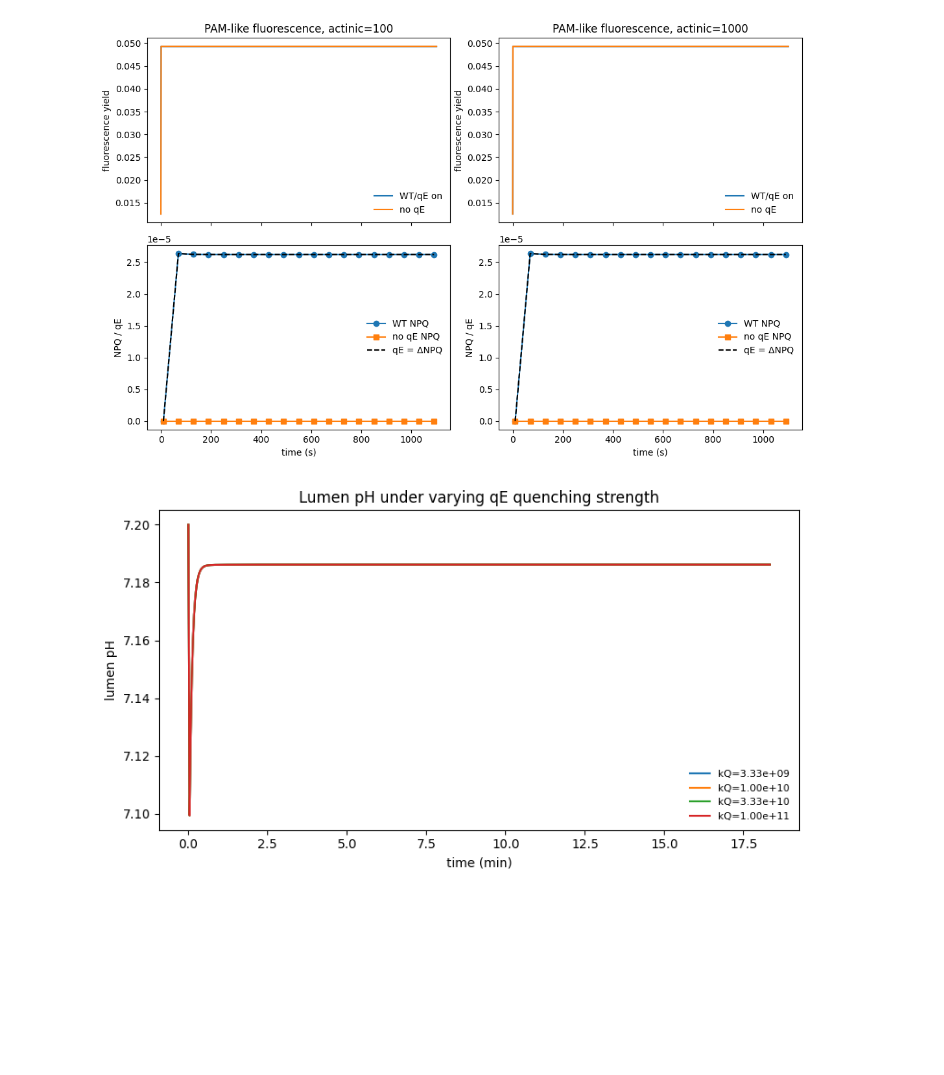
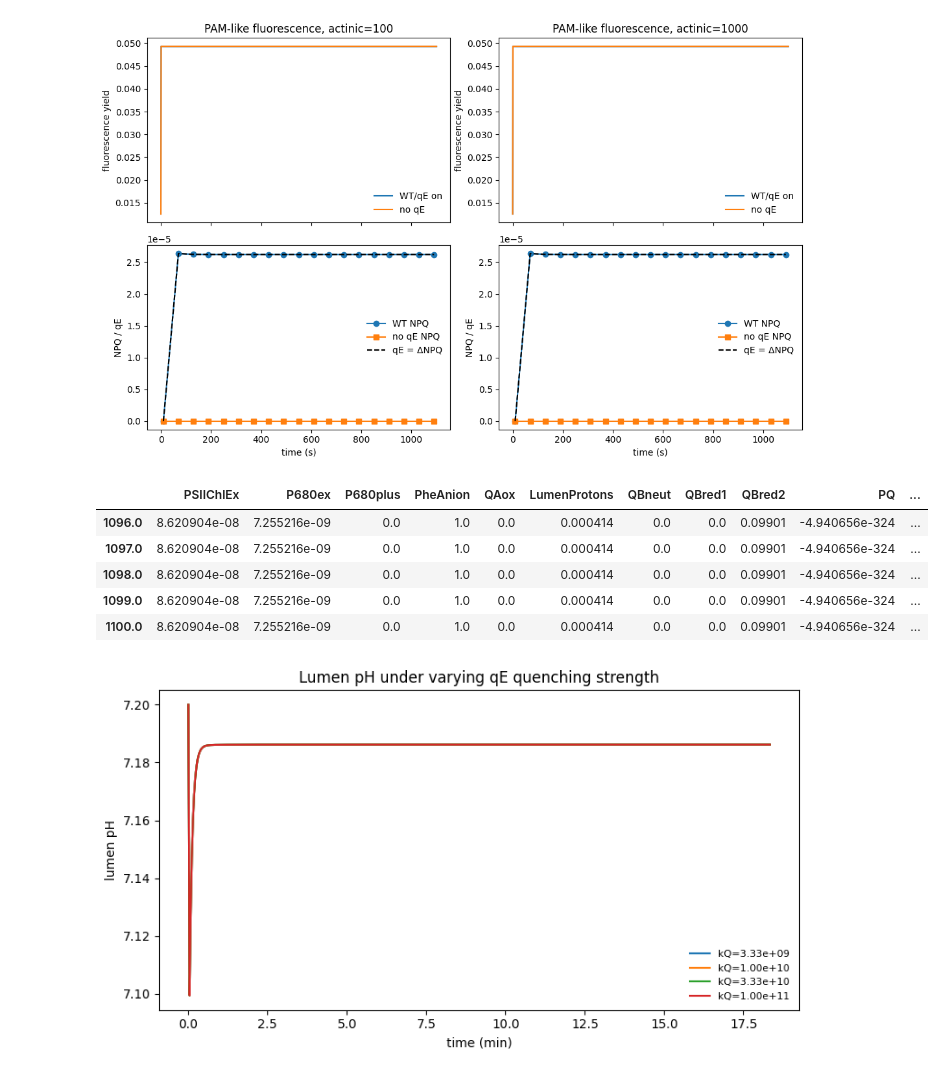
Before and after one commit to Computational-Biology-Aachen/mxl-models, a Jupyter notebook: docs/zaks2012_mxlpy_strict_port_and_figures.ipynb, the cells around one changed output. Saved outputs shown, nothing was run; the diff lists cells and outputs as text; code cells hidden in the pictures; blank space fills up the shorter version.

```diff
--- a/docs/zaks2012_mxlpy_strict_port_and_figures.ipynb
+++ b/docs/zaks2012_mxlpy_strict_port_and_figures.ipynb
@@ -828,6 +914,15 @@ plt.tight_layout()
 plt.show()
 # %% [output]
 [figure]
+# %%
+wt.tail()
+# %% [output]
+|  | PSIIChlEx | P680ex | P680plus | PheAnion | QAox | LumenProtons | QBneut | QBred1 | QBred2 | PQ | ... |
+| 1096.0 | 8.620904e-08 | 7.255216e-09 | 0.0 | 1.0 | 0.0 | 0.000414 | 0.0 | 0.0 | 0.09901 | -4.940656e-324 | ... |
+| 1097.0 | 8.620904e-08 | 7.255216e-09 | 0.0 | 1.0 | 0.0 | 0.000414 | 0.0 | 0.0 | 0.09901 | -4.940656e-324 | ... |
+| 1098.0 | 8.620904e-08 | 7.255216e-09 | 0.0 | 1.0 | 0.0 | 0.000414 | 0.0 | 0.0 | 0.09901 | -4.940656e-324 | ... |
+| 1099.0 | 8.620904e-08 | 7.255216e-09 | 0.0 | 1.0 | 0.0 | 0.000414 | 0.0 | 0.0 | 0.09901 | -4.940656e-324 | ... |
+| 1100.0 | 8.620904e-08 | 7.255216e-09 | 0.0 | 1.0 | 0.0 | 0.000414 | 0.0 | 0.0 | 0.09901 | -4.940656e-324 | ... |
 # %%
 
 # Main-paper-style parameter sweep: effect of qE strength kQ on lumen pH
```
Also changed, not shown: parts of 6 cells of this notebook, 7 other files.
